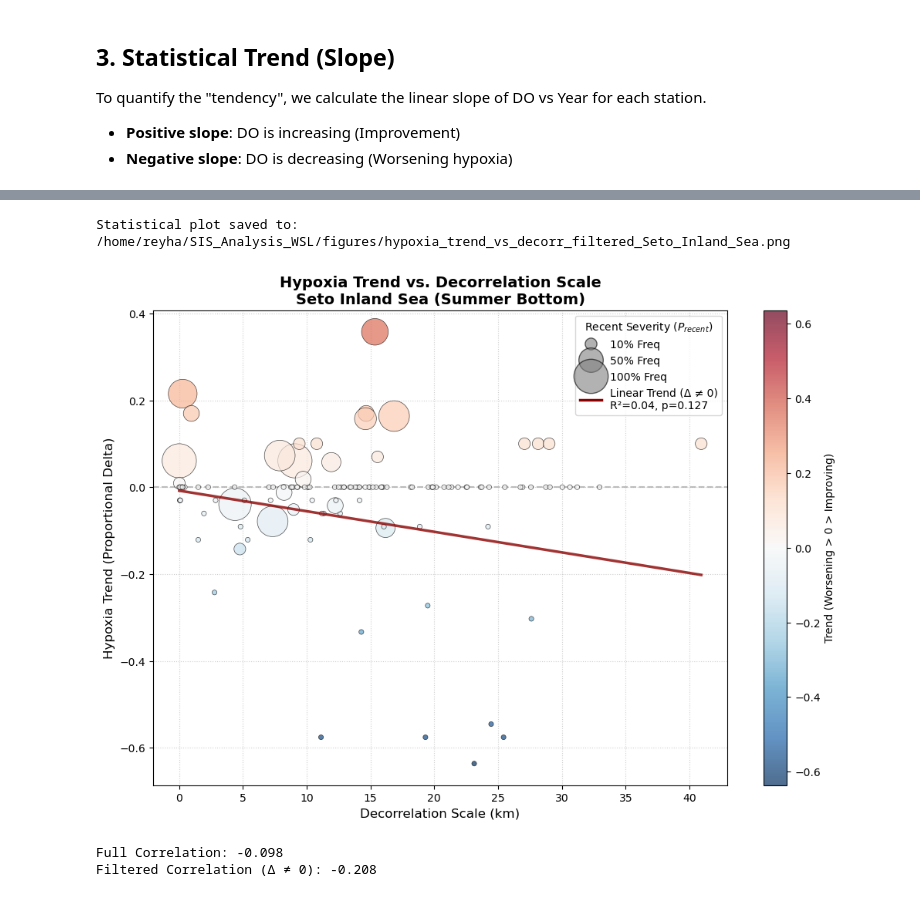
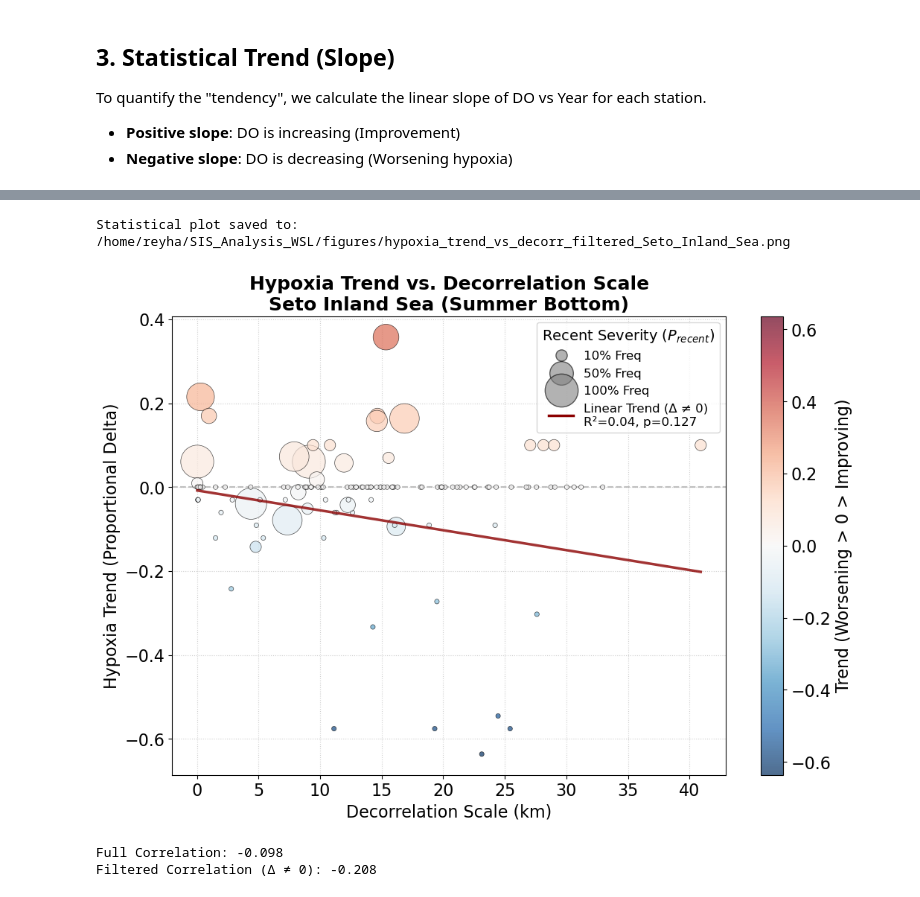
Before and after one commit to reyhanstig/SIS_Analysis_WSL, a Jupyter notebook: notebooks/42_hypoxia_tendecy_per_station.ipynb, the cells around one changed output, grey strips where cells are left out. Saved outputs shown, nothing was run; the diff lists cells and outputs as text; code cells hidden in the pictures.

```diff
--- a/notebooks/42_hypoxia_tendecy_per_station.ipynb
+++ b/notebooks/42_hypoxia_tendecy_per_station.ipynb
@@ -16,6 +16,7 @@ By sorting stations geographically or by their mean DO, we can identify spatial
 import pandas as pd
 import numpy as np
 import matplotlib.pyplot as plt
+plt.style.use('../project_style.mplstyle')
 import seaborn as sns
 import sys
 import os
@@ -347,7 +351,7 @@ vmax = max(abs(map_df['delta'].min()), abs(map_df['delta'].max()), 0.1) # Center
 sc = ax.scatter(
     map_df['lon'], map_df['lat'],
     c=map_df['delta'],
-    s=map_df['p_recent'] * 1000 + 20, # Scale size for impact, minimum size 20
+    s=map_df['p_recent'] * 1500 + 20, # Scale size for impact, minimum size 20
     cmap='RdBu_r', # Red for positive (worsening), Blue for negative (improving)
     vmin=-vmax, vmax=vmax,
     edgecolors='black',
@@ -360,12 +364,12 @@ sc = ax.scatter(
 # Legends
 # 1. Continuous Colorbar for Trend (Delta)
 cbar = plt.colorbar(sc, ax=ax, orientation='vertical', shrink=0.7, pad=0.08)
-cbar.set_label('Proportional Delta (Recent - Historical Frequency)', fontsize=12, labelpad=10)
-cbar.ax.set_title('Worsening (Red) \n vs \n Improving (Blue)', fontsize=10, pad=10)
+cbar.set_label('Proportional Delta (Recent - Historical Frequency)', fontsize=16, labelpad=10)
+cbar.ax.set_title('Worsening (Red) \n vs \n Improving (Blue)', fontsize=12, pad=10)
 
 # 2. Discrete Size Legend for Recent Frequency (P_recent)
 # Create proxy artists for the size legend
-sizes = [0.1, 0.5, 1.0]
+sizes = [0.2, 0.6, 1.2]
 labels = ['10% frequency', '50% frequency', '100% frequency']
 legend_elements = [Line2D([0], [0], marker='o', color='w', label=l,
                           markerfacecolor='gray', markersize=np.sqrt(s * 1000 + 20),
@@ -374,11 +378,11 @@ legend_elements = [Line2D([0], [0], marker='o', color='w', label=l,
 
 size_legend = ax.legend(handles=legend_elements, loc='lower right',
                         title='Recent State (2014-2023)\nHypoxia Frequency',
-                        frameon=True, fontsize=10, bbox_to_anchor=(0.98, 0.02))
+                        frameon=True, fontsize=12, title_fontsize=14, bbox_to_anchor=(0.98, 0.02))
 ax.add_artist(size_legend)
 
 plt.title(f'Bivariate Low DO Analysis: Trend (Color) and Recent Severity (Size)\n{TARGET_REGION} (Summer Bottom)',
-          fontsize=16, fontweight="bold", pad=20)
+          fontsize=18, fontweight="bold", pad=20)
 
 # Save result
 map_output = ProjectPaths.FIGURES_DIR / f'lowDO_bivariate_map_{TARGET_REGION.replace(" ", "_")}.png'
@@ -481,44 +485,44 @@ else:
     plt.axhline(0, color='gray', linestyle='--', alpha=0.5, zorder=1)
 
     # Labels and Title
-    plt.xlabel('Decorrelation Scale (km)', fontsize=12)
-    plt.ylabel('Hypoxia Trend (Proportional Delta)', fontsize=12)
-    plt.title(f'Hypoxia Trend vs. Decorrelation Scale\n{TARGET_REGION} (Summer Bottom)', fontsize=14, fontweight='bold')
+    plt.xlabel('Decorrelation Scale (km)', fontsize=16)
+    plt.ylabel('Hypoxia Trend (Proportional Delta)', fontsize=16)
+    plt.title(f'Hypoxia Trend vs. Decorrelation Scale\n{TARGET_REGION} (Summer Bottom)', fontsize=18, fontweight='bold')
 
     # Legends
     cbar = plt.colorbar(sc)
-    cbar.set_label('Trend (Worsening > 0 > Improving)', fontsize=10)
+    cbar.set_label('Trend (Worsening > 0 > Improving)', fontsize=16)
 
     # Size Legend + Trend Legend
     sizes = [0.1, 0.5, 1.0]
     labels = ['10% Freq', '50% Freq', '100% Freq']
     legend_elements = [Line2D([0], [0], marker='o', color='w', label=l,
                               markerfacecolor='gray', markersize=np.sqrt(s * 1000 + 20),
                               markeredgecolor='k', alpha=0.6)
                        for s, l in zip(sizes, labels)]
 
     if len(trend_df) > 1:
         legend_elements.append(Line2D([0], [0], color='darkred', lw=2.5,
                                      label=f'Linear Trend (Δ ≠ 0)\nR²={r_value**2:.2f}, p={p_value:.3f}'))
 
-    plt.legend(handles=legend_elements, loc='upper right', title='Recent Severity ($P_{recent}$)')
+    plt.legend(handles=legend_elements, loc='upper right', title='Recent Severity ($P_{recent}$)', title_fontsize=14)
 
     plt.grid(True, linestyle=':', alpha=0.6)
 
     # Save result
     stats_output = ProjectPaths.FIGURES_DIR / f'hypoxia_trend_vs_decorr_filtered_{TARGET_REGION.replace(" ", "_")}.png'
     plt.savefig(stats_output, dpi=300, bbox_inches='tight')
     print(f"Statistical plot saved to: {stats_output}")
 
     plt.show()
 
     # Quick Correlation Printout
     full_corr = stats_df['Decorrelation_Scale_km'].corr(stats_df['delta'])
     filtered_corr = trend_df['Decorrelation_Scale_km'].corr(trend_df['delta'])
     print(f"Full Correlation: {full_corr:.3f}")
     print(f"Filtered Correlation (Δ ≠ 0): {filtered_corr:.3f}")
 # %% [output]
 Statistical plot saved to: /home/reyha/SIS_Analysis_WSL/figures/hypoxia_trend_vs_decorr_filtered_Seto_Inland_Sea.png
-[figure, old version]
+[figure, new version]
 Full Correlation: -0.098
 Filtered Correlation (Δ ≠ 0): -0.208
```
Also changed, not shown: parts of 4 cells of this notebook, 6 other files.
